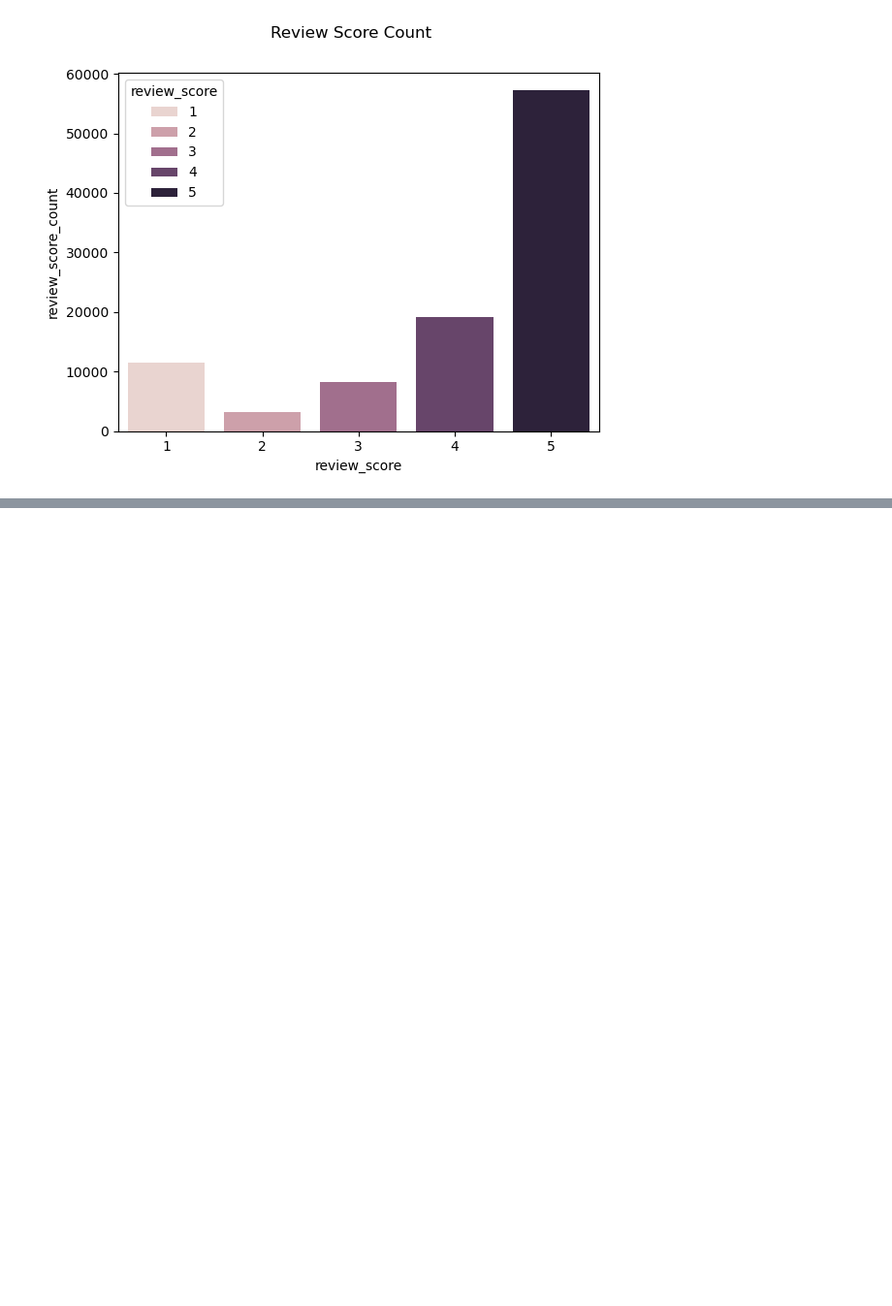
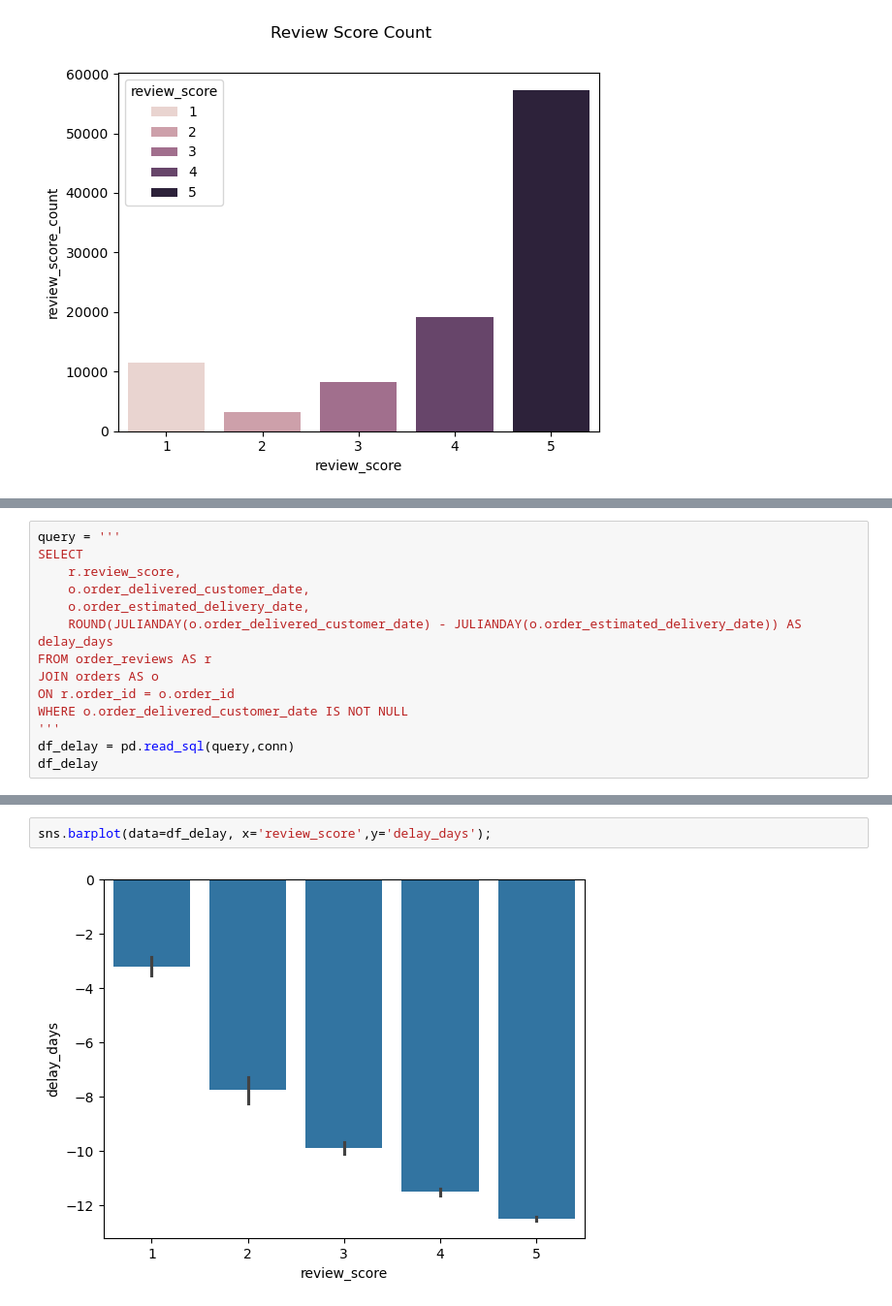
Before and after one commit to taaesu/olist_sql_python_analysis, a Jupyter notebook: olist_analysis.ipynb, the cells around one changed output, grey strips where cells are left out. Shown at 97% size. Cells and saved outputs as stored; diff of their text form; blank space fills up the shorter version.

Commit message:
check delivery delay

```diff
--- a/olist_analysis.ipynb
+++ b/olist_analysis.ipynb
@@ -101,0 +114,14 @@ fig.suptitle('Review Score Count');
+# %%
+query = '''
+SELECT
+    r.review_score,
+    o.order_delivered_customer_date,
+    o.order_estimated_delivery_date,
+    ROUND(JULIANDAY(o.order_delivered_customer_date) - JULIANDAY(o.order_estimated_delivery_date)) AS delay_days
+FROM order_reviews AS r
+JOIN orders AS o
+ON r.order_id = o.order_id
+WHERE o.order_delivered_customer_date IS NOT NULL
+'''
+df_delay = pd.read_sql(query,conn)
+df_delay
@@ -101,0 +142,4 @@ fig.suptitle('Review Score Count');
+# %%
+sns.barplot(data=df_delay, x='review_score',y='delay_days');
+# %% [output]
+[figure, added]
```
Also changed, not shown: parts of 3 cells of this notebook.
